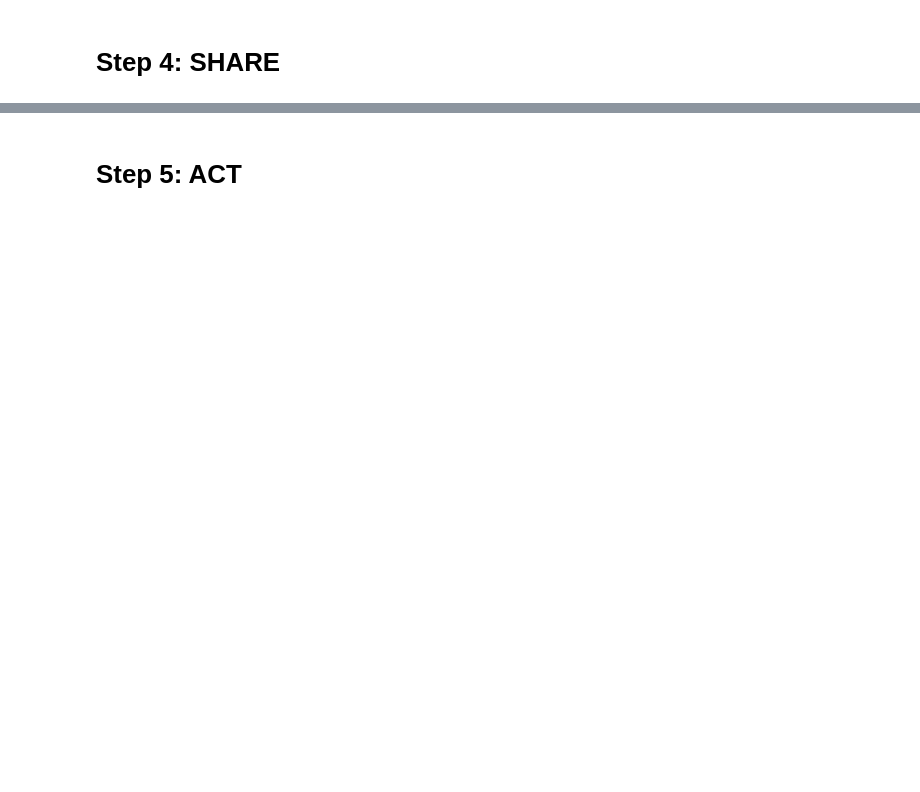
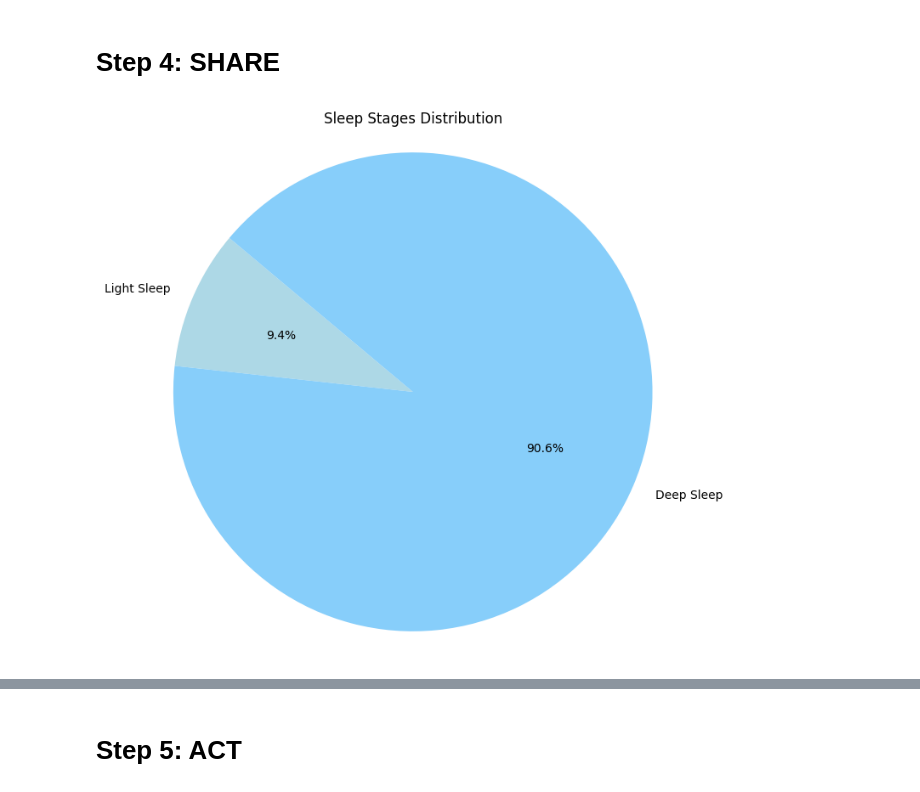
Before and after one commit to Aathira73/aathira, a Jupyter notebook: bellabeat-case-study.ipynb, the cells around one changed output, grey strips where cells are left out. Cells and saved outputs as stored; diff of their text form; code cells hidden in the pictures; blank space fills up the shorter version.

Commit message:
Kaggle Notebook | Google Data Analytics: Bellabeat Case Study | Version 4

```diff
--- a/bellabeat-case-study.ipynb
+++ b/bellabeat-case-study.ipynb
@@ -524,2 +536,25 @@ plt.show()
 # %% [markdown]
 # **Step 4: SHARE**
+# %%
+daily_sleep['LightSleepMinutes'] = daily_sleep['TotalTimeInBed'] - daily_sleep['TotalMinutesAsleep']
+daily_sleep['DeepSleepMinutes'] = daily_sleep['TotalMinutesAsleep'] - daily_sleep['LightSleepMinutes']
+
+# Example data for sleep stages (replace with your actual calculated values)
+sleep_stages = ['Light Sleep', 'Deep Sleep']
+sleep_duration = [daily_sleep['LightSleepMinutes'].sum(), daily_sleep['DeepSleepMinutes'].sum()]
+
+# Colors for each sleep stage
+colors = ['lightblue', 'lightskyblue']
+
+# Plotting the pie chart
+plt.figure(figsize=(8, 8))
+plt.pie(sleep_duration, labels=sleep_stages, colors=colors, autopct='%1.1f%%', startangle=140)
+
+# Customizing plot
+plt.title('Sleep Stages Distribution')
+plt.axis('equal')  # Equal aspect ratio ensures that pie is drawn as a circle.
+
+# Show plot
+plt.show()
+# %% [output]
+[figure, added]
```
Also changed, not shown: parts of 15 cells of this notebook.
